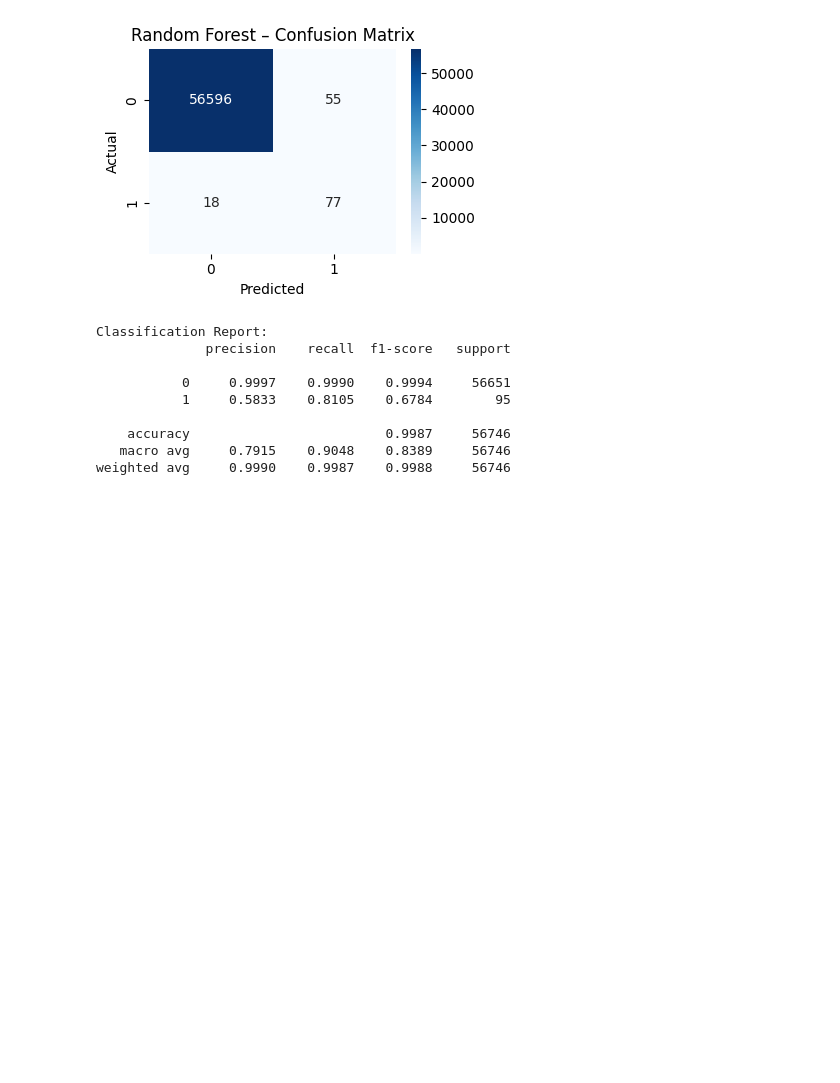
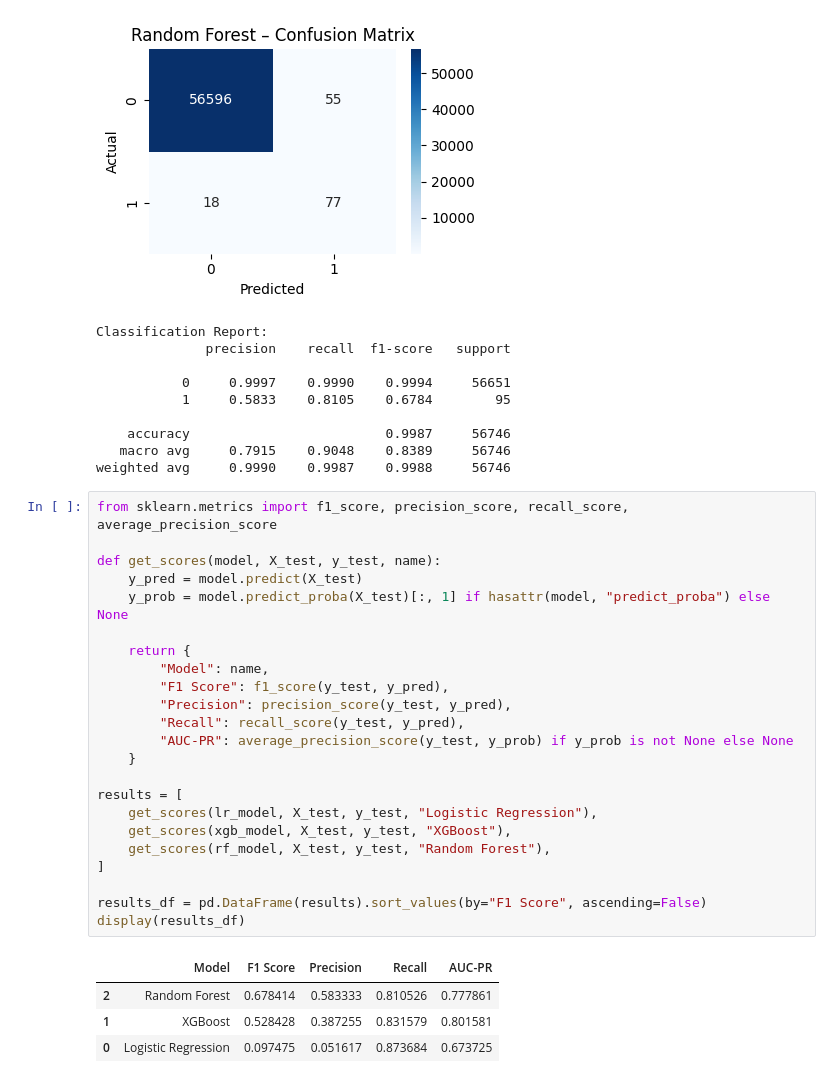
Before and after one commit to Filimon-H/fraud-detection-ecommerce-banking, a Jupyter notebook: notebook/modeling_credit_card.ipynb, the cells around one changed output. Drawn from its saved outputs; the diff is of its cells as text; blank space fills up the shorter version.

Commit message:
Comparing Models

```diff
--- a/notebook/modeling_credit_card.ipynb
+++ b/notebook/modeling_credit_card.ipynb
@@ -146,3 +146,31 @@ Classification Report:
     accuracy                         0.9987     56746
    macro avg     0.7915    0.9048    0.8389     56746
 weighted avg     0.9990    0.9987    0.9988     56746
+# %%
+from sklearn.metrics import f1_score, precision_score, recall_score, average_precision_score
+
+def get_scores(model, X_test, y_test, name):
+    y_pred = model.predict(X_test)
+    y_prob = model.predict_proba(X_test)[:, 1] if hasattr(model, "predict_proba") else None
+
+    return {
+        "Model": name,
+        "F1 Score": f1_score(y_test, y_pred),
+        "Precision": precision_score(y_test, y_pred),
+        "Recall": recall_score(y_test, y_pred),
+        "AUC-PR": average_precision_score(y_test, y_prob) if y_prob is not None else None
+    }
+
+results = [
+    get_scores(lr_model, X_test, y_test, "Logistic Regression"),
+    get_scores(xgb_model, X_test, y_test, "XGBoost"),
+    get_scores(rf_model, X_test, y_test, "Random Forest"),
+]
+
+results_df = pd.DataFrame(results).sort_values(by="F1 Score", ascending=False)
+display(results_df)
+# %% [output]
+|  | Model | F1 Score | Precision | Recall | AUC-PR |
+| 2 | Random Forest | 0.678414 | 0.583333 | 0.810526 | 0.777861 |
+| 1 | XGBoost | 0.528428 | 0.387255 | 0.831579 | 0.801581 |
+| 0 | Logistic Regression | 0.097475 | 0.051617 | 0.873684 | 0.673725 |
```
